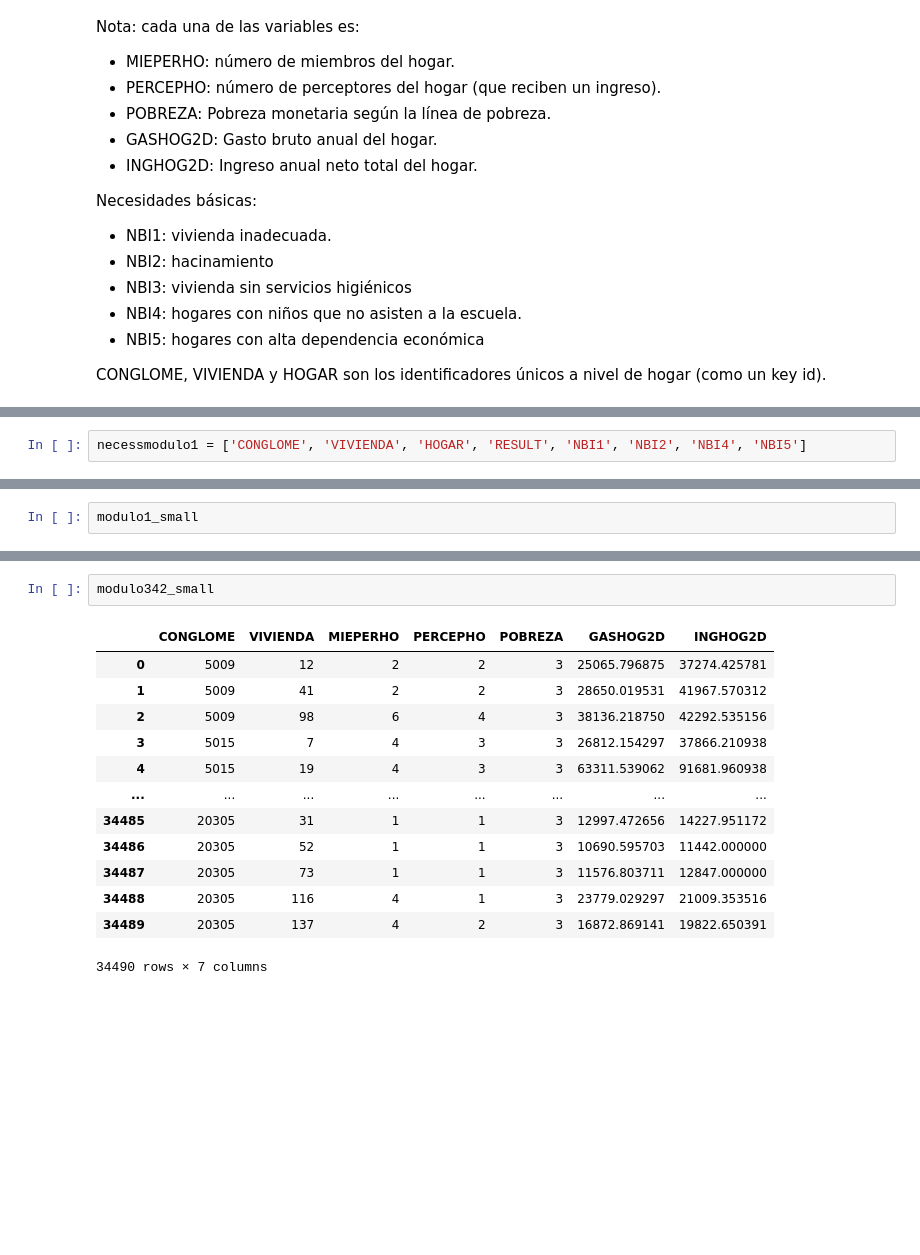
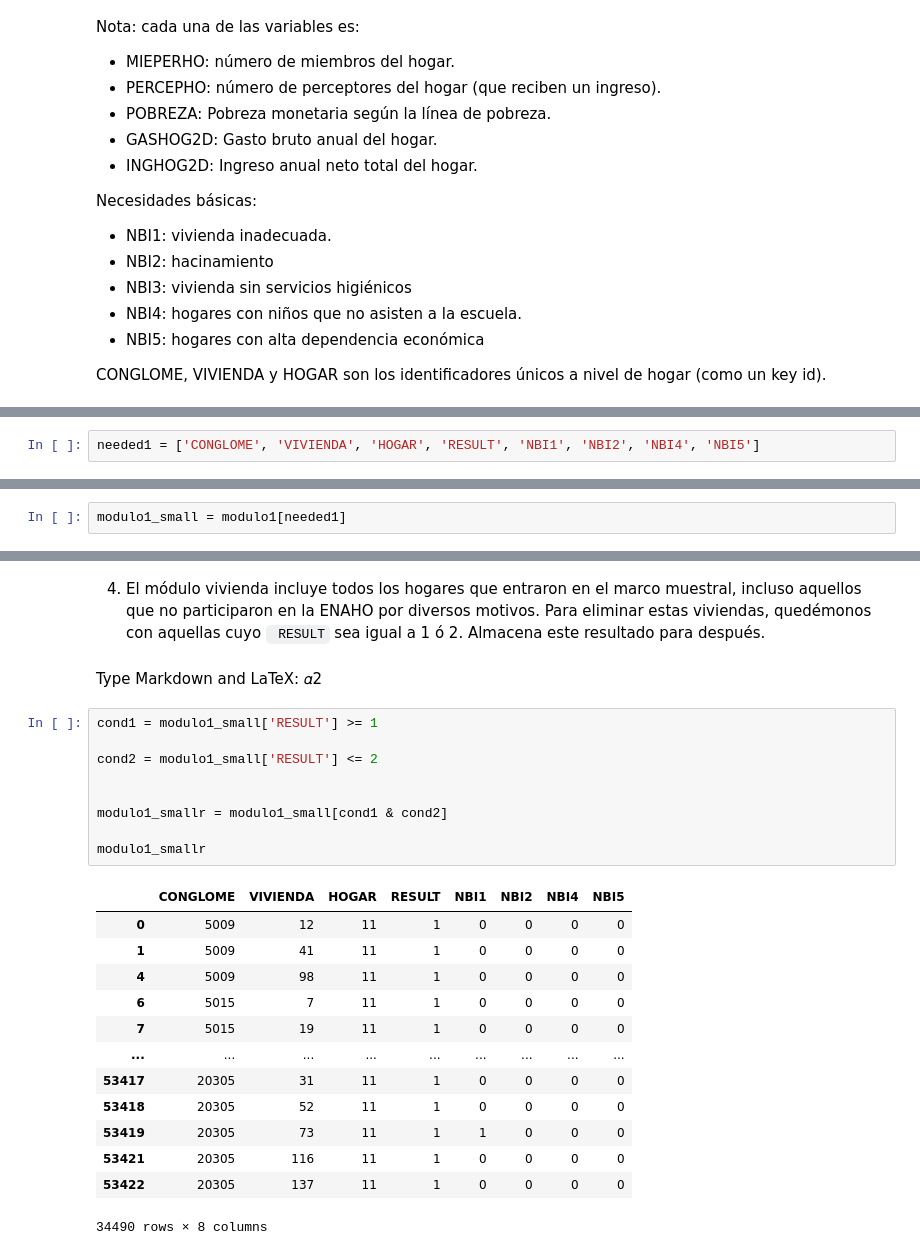
Before and after one commit to lorenzochiroque/repository_chiroque, a Jupyter notebook: TAREA 3/pruebaaaa de la t3.ipynb, the cells around one changed output, grey strips where cells are left out. Drawn from its saved outputs; the diff is of its cells as text; blank space fills up the shorter version.

````diff
--- a/TAREA 3/pruebaaaa de la t3.ipynb
+++ b/TAREA 3/pruebaaaa de la t3.ipynb
@@ -102,3 +55,3 @@ Index(['A�O', 'MES', 'CONGLOME', 'VIVIENDA', 'HOGAR', 'UBIGEO', 'DOMINIO',
 # %%
-necessmodulo1 = ['CONGLOME', 'VIVIENDA', 'HOGAR', 'RESULT', 'NBI1', 'NBI2', 'NBI4', 'NBI5']
+needed1 = ['CONGLOME', 'VIVIENDA', 'HOGAR', 'RESULT', 'NBI1', 'NBI2', 'NBI4', 'NBI5']
 # %%
@@ -128,2 +77,2 @@ modulo342_small = modulo342[necessmodulo342]
 # %%
-modulo1_small
+modulo1_small = modulo1[needed1]
@@ -148,16 +111,27 @@ modulo341_small
-# %%
-modulo342_small
-# %% [output]
-|  | CONGLOME | VIVIENDA | MIEPERHO | PERCEPHO | POBREZA | GASHOG2D | INGHOG2D |
-| 0 | 5009 | 12 | 2 | 2 | 3 | 25065.796875 | 37274.425781 |
-| 1 | 5009 | 41 | 2 | 2 | 3 | 28650.019531 | 41967.570312 |
-| 2 | 5009 | 98 | 6 | 4 | 3 | 38136.218750 | 42292.535156 |
-| 3 | 5015 | 7 | 4 | 3 | 3 | 26812.154297 | 37866.210938 |
-| 4 | 5015 | 19 | 4 | 3 | 3 | 63311.539062 | 91681.960938 |
-| ... | ... | ... | ... | ... | ... | ... | ... |
-| 34485 | 20305 | 31 | 1 | 1 | 3 | 12997.472656 | 14227.951172 |
-| 34486 | 20305 | 52 | 1 | 1 | 3 | 10690.595703 | 11442.000000 |
-| 34487 | 20305 | 73 | 1 | 1 | 3 | 11576.803711 | 12847.000000 |
-| 34488 | 20305 | 116 | 4 | 1 | 3 | 23779.029297 | 21009.353516 |
-| 34489 | 20305 | 137 | 4 | 2 | 3 | 16872.869141 | 19822.650391 |
-34490 rows × 7 columns
+# %% [markdown]
+4. El módulo vivienda incluye todos los hogares que entraron en el marco muestral, incluso aquellos que no participaron en la ENAHO por diversos motivos. Para eliminar estas viviendas, quedémonos con aquellas cuyo ``` RESULT``` sea igual a 1 ó 2. Almacena este resultado para después.
+# %% [markdown]
+Type Markdown and LaTeX:  𝛼2
+# %%
+cond1 = modulo1_small['RESULT'] >= 1
+
+cond2 = modulo1_small['RESULT'] <= 2
+
+
+modulo1_smallr = modulo1_small[cond1 & cond2]
+
+modulo1_smallr
+# %% [output]
+|  | CONGLOME | VIVIENDA | HOGAR | RESULT | NBI1 | NBI2 | NBI4 | NBI5 |
+| 0 | 5009 | 12 | 11 | 1 | 0 | 0 | 0 | 0 |
+| 1 | 5009 | 41 | 11 | 1 | 0 | 0 | 0 | 0 |
+| 4 | 5009 | 98 | 11 | 1 | 0 | 0 | 0 | 0 |
+| 6 | 5015 | 7 | 11 | 1 | 0 | 0 | 0 | 0 |
+| 7 | 5015 | 19 | 11 | 1 | 0 | 0 | 0 | 0 |
+| ... | ... | ... | ... | ... | ... | ... | ... | ... |
+| 53417 | 20305 | 31 | 11 | 1 | 0 | 0 | 0 | 0 |
+| 53418 | 20305 | 52 | 11 | 1 | 0 | 0 | 0 | 0 |
+| 53419 | 20305 | 73 | 11 | 1 | 1 | 0 | 0 | 0 |
+| 53421 | 20305 | 116 | 11 | 1 | 0 | 0 | 0 | 0 |
+| 53422 | 20305 | 137 | 11 | 1 | 0 | 0 | 0 | 0 |
+34490 rows × 8 columns
````
Also changed, not shown: parts of 34 cells of this notebook, 2 other files.
